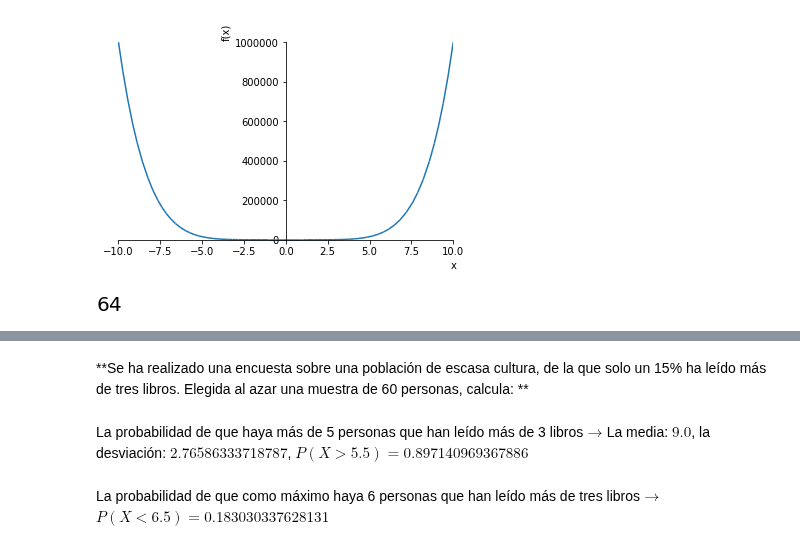
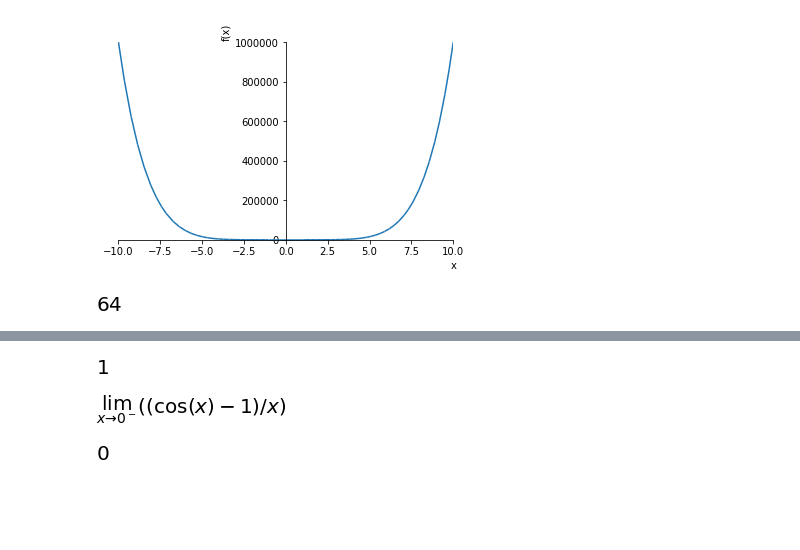
Before and after one commit to crdguez/mat1bac_cit, a Jupyter notebook: notebooks/31_funciones.ipynb, the cells around one changed output, grey strips where cells are left out. Saved outputs shown, nothing was run; the diff lists cells and outputs as text; code cells hidden in the pictures; blank space fills up the shorter version.

```diff
--- a/notebooks/31_funciones.ipynb
+++ b/notebooks/31_funciones.ipynb
@@ -898,62 +218,12 @@ almacén se han recibido 2000 piezas.:
-# %%
-puntuacion = '1'
-
-
-datos = [[60,15,5,6]]
-
-# vectores iniciales correspondientes al texto del enunciado
-
-for i, s in enumerate(datos) :
-    n_ejercicio = 'p107e41-'+ str(i)
-
-
-    texto_ejercicio = r"""Se ha realizado una encuesta sobre una población de escasa cultura, de la que solo un {}\% ha leído
-más de tres libros. Elegida al azar una muestra de {} personas, calcula:
-    """.format(datos[i][1],datos[i][0])
-
-    display(md("**"+texto_ejercicio+"**"))
-
-    n, p, valor1, valor2  = datos[i]
-    p = p/100
-
-    m = n*p
-    d = sqrt(n*p*(1-p))
-
-    Y= Binomial('Y',n,p)
-    Z= Normal('Z',0,1)
-    X = Normal('X',m,d)
-
-    enunciado_latex, enunciado, solucion = [],[],[]
-
-
-    #Calcula
-
-    expr = r"""La probabilidad de que haya más de {} personas que han leído más de 3 libros""".format(valor1)
-    enunciado_latex.append(expr)
-    en="P(X>({}+0.5))".format(valor1)
-    enunciado.append(en)
-    sol = r"La media: $"+latex(m)+r"$, la desviación: $"+latex(d)+r"$, $"+latex(parse_expr(en))+"="
-    #sol+=latex(eval(enunciado[0]))+r"$ y $"+latex(eval(enunciado[1]))+r"$"
-    sol+=latex(eval(en).evalf())+r"$"
-    solucion.append(sol)
-    display(md(""+latex(enunciado_latex[0]) +"$  \\rightarrow $" + latex(solucion[0]) ))
-
-    expr = r"""La probabilidad de que como máximo haya {} personas que han leído más de tres libros""".format(valor2)
-    enunciado_latex.append(expr)
-    en="P(X<({}+0.5))".format(valor2)
-    enunciado.append(en)
-    sol = r"$"+latex(parse_expr(en))+"="
-    #sol+=latex(eval(enunciado[0]))+r"$ y $"+latex(eval(enunciado[1]))+r"$"
-    sol+=latex(eval(en).evalf())+r"$"
-    solucion.append(sol)
-    display(md(""+latex(enunciado_latex[1]) +"$  \\rightarrow $" + latex(solucion[1]) ))
-
-
-
-    df_ejercicios = df_ejercicios.append(añadir_ejercicios(enunciado_latex, enunciado, solucion, texto_ejercicio, curso, titulo , n_ejercicio, '5', '1', enun_tex=False, sol_tex=False), ignore_index=True)
-# %% [output]
-**Se ha realizado una encuesta sobre una población de escasa cultura, de la que solo un 15\% ha leído
-más de tres libros. Elegida al azar una muestra de 60 personas, calcula:
-    **
-La probabilidad de que haya más de 5 personas que han leído más de 3 libros$  \rightarrow $La media: $9.0$, la desviación: $2.76586333718787$, $P{\left (X > 5.5 \right )}=0.897140969367886$
-La probabilidad de que como máximo haya 6 personas que han leído más de tres libros$  \rightarrow $$P{\left (X < 6.5 \right )}=0.183030337628131$
+# %%
+f = Lambda(x, sin(x)/x)
+limit(f(x),x,0)
+# %% [output]
+[figure, added]
+# %%
+expr = Limit((cos(x) - 1)/x, x, 0, dir='-')
+display(expr)
+expr.doit()
+# %% [output]
+[figure, added]
+[figure, added]
```
Also changed, not shown: parts of 33 cells of this notebook, 16 other files.
